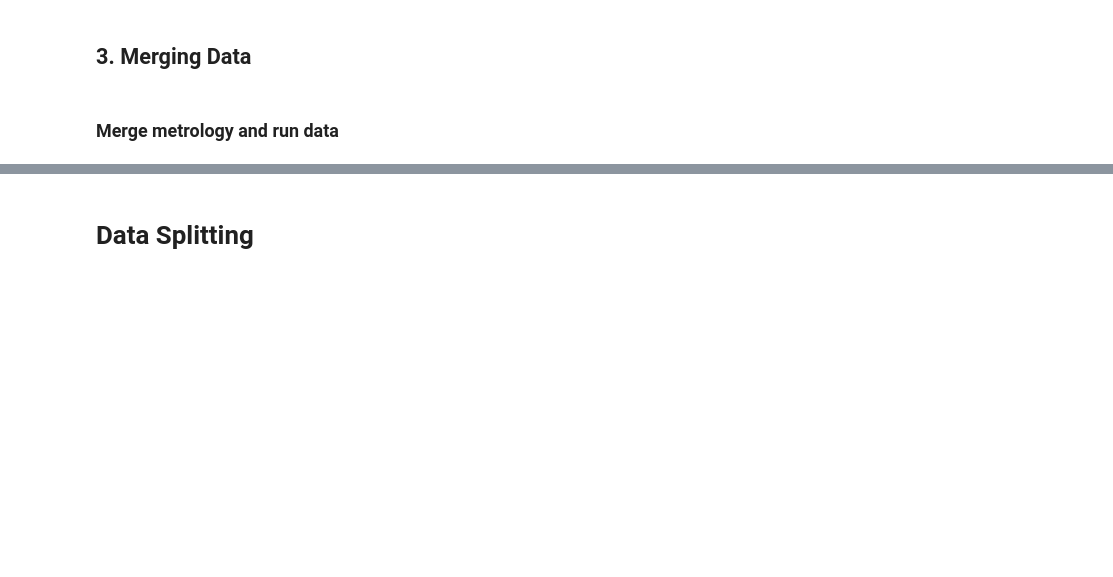
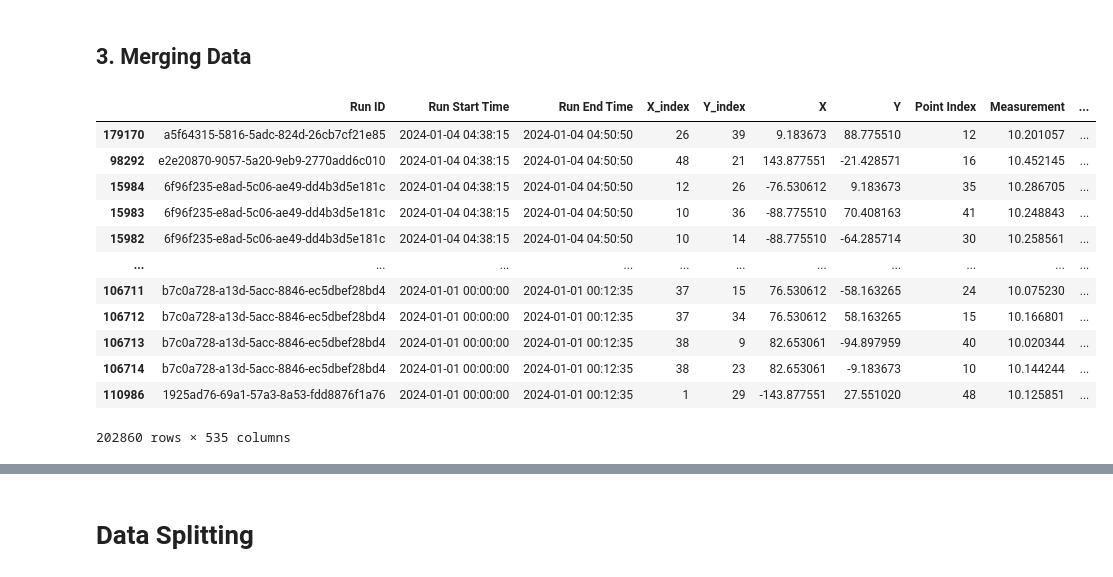
Before and after one commit to alvinnnnnnnnnn/Micron-AI-Challenge, a Jupyter notebook: final.ipynb, the cells around one changed output, grey strips where cells are left out. Saved outputs shown, nothing was run; the diff lists cells and outputs as text; code cells hidden in the pictures; blank space fills up the shorter version.

```diff
--- a/final.ipynb
+++ b/final.ipynb
@@ -17,6 +19,7 @@ from sklearn.metrics import mean_squared_error
 # %%
 train_folder = 'train'
 test_folder = 'test'
+dataset_folder = 'dataset'
 # %% [markdown]
 # Loading Data
 # %%
@@ -66,10 +112,16 @@ run_df
 # %%
-metrology_files = [f for f in os.listdir(train_folder) if 'metrology_data' in f]
+path_to_metrology = os.path.join(dataset_folder, 'metrology_data.parquet')
+if not os.path.exists(path_to_metrology):
+    print("File does not exist, creating a new one.")
+    metrology_files = [f for f in os.listdir(train_folder) if 'metrology_data' in f]
 
-# Read and concatenate all parquet files
-metrology_dataframes = [pd.read_parquet(os.path.join(train_folder, file)) for file in metrology_files]
-metrology_df = pd.concat(metrology_dataframes, ignore_index=True)
+    # Read and concatenate all parquet files
+    metrology_dataframes = [pd.read_parquet(os.path.join(train_folder, file)) for file in metrology_files]
+    metrology_df = pd.concat(metrology_dataframes, ignore_index=True)
 
-metrology_df.to_parquet('dataset/metrology_df.parquet', index=False)
+    metrology_df.to_parquet('dataset/metrology_data.parquet', index=False)
+else:
+    print("File already exists, loading the existing one.")
+    metrology_df = pd.read_parquet(path_to_metrology)
 
 metrology_df
@@ -227,3 +397,0 @@ dataframe_run_pivot.sort_values(by=["Run End Time"])
-# %%
-dataframe_run_pivot = pd.read_parquet('processed/dataframe_run_pivot.parquet')
-dataframe_run_pivot.sort_values(by=["Tool ID", "Run End Time"])
@@ -244,32 +398,58 @@ dataframe_run_pivot.sort_values(by=["Tool ID", "Run End Time"])
 # %% [markdown]
 ## 3. Merging Data
-# %% [markdown]
-### Merge metrology and run data
 # %%
-merge_1 = pd.DataFrame()
+final_df = pd.DataFrame()
 unique_run_ids = metrology_df["Run ID"].unique().tolist()
 
 for run_id in unique_run_ids:
     temp_metrology_df = metrology_df[metrology_df["Run ID"] == run_id].reset_index(drop=True)
     temp_run_df = dataframe_run_pivot[dataframe_run_pivot["Run ID"] == run_id].reset_index(drop=True)
+    temp_incoming_df = dataframe_incoming_pivot[dataframe_incoming_pivot["Run ID"] == run_id].reset_index(drop=True)
+
+    temp_incoming_df = temp_incoming_df.drop(columns=["Run Start Time", "Run End Time"])
 
     if temp_run_df.empty:
         print(f"Run ID {run_id} not found in run data.")
+        continue
+
+    if temp_incoming_df.empty:
+        print(f"Run ID {run_id} not found in incoming data.")
         continue
 
     for _, metrology_row in temp_metrology_df.iterrows():
         # Convert row Series to single-row DataFrame
         metrology_row_df = pd.DataFrame([metrology_row])
 
         # Merge with corresponding run data
-        merged_df = pd.merge(
+        merge_1 = pd.merge(
             metrology_row_df,
             temp_run_df,
             how="left",
             on=["Run ID", "Run Start Time", "Run End Time"]
         )
 
+        merge_2 = pd.merge(
+            merge_1,
+            temp_incoming_df,
+            how="left",
+            on=["Process Step", "Tool ID", "Run ID"]
+        )
+
         # Append to the result DataFrame
-        merge_1 = pd.concat([merge_1, merged_df], ignore_index=True)
+        final_df = pd.concat([final_df, merge_2], ignore_index=True)
 
-merge_1
+final_df.to_parquet('processed/final_df.parquet', index=False)
+# %% [output]
+|  | Run ID | Run Start Time | Run End Time | X_index | Y_index | X | Y | Point Index | Measurement | ... |
+| 179170 | a5f64315-5816-5adc-824d-26cb7cf21e85 | 2024-01-04 04:38:15 | 2024-01-04 04:50:50 | 26 | 39 | 9.183673 | 88.775510 | 12 | 10.201057 | ... |
+| 98292 | e2e20870-9057-5a20-9eb9-2770add6c010 | 2024-01-04 04:38:15 | 2024-01-04 04:50:50 | 48 | 21 | 143.877551 | -21.428571 | 16 | 10.452145 | ... |
+| 15984 | 6f96f235-e8ad-5c06-ae49-dd4b3d5e181c | 2024-01-04 04:38:15 | 2024-01-04 04:50:50 | 12 | 26 | -76.530612 | 9.183673 | 35 | 10.286705 | ... |
+| 15983 | 6f96f235-e8ad-5c06-ae49-dd4b3d5e181c | 2024-01-04 04:38:15 | 2024-01-04 04:50:50 | 10 | 36 | -88.775510 | 70.408163 | 41 | 10.248843 | ... |
+| 15982 | 6f96f235-e8ad-5c06-ae49-dd4b3d5e181c | 2024-01-04 04:38:15 | 2024-01-04 04:50:50 | 10 | 14 | -88.775510 | -64.285714 | 30 | 10.258561 | ... |
+| ... | ... | ... | ... | ... | ... | ... | ... | ... | ... | ... |
+| 106711 | b7c0a728-a13d-5acc-8846-ec5dbef28bd4 | 2024-01-01 00:00:00 | 2024-01-01 00:12:35 | 37 | 15 | 76.530612 | -58.163265 | 24 | 10.075230 | ... |
+| 106712 | b7c0a728-a13d-5acc-8846-ec5dbef28bd4 | 2024-01-01 00:00:00 | 2024-01-01 00:12:35 | 37 | 34 | 76.530612 | 58.163265 | 15 | 10.166801 | ... |
+| 106713 | b7c0a728-a13d-5acc-8846-ec5dbef28bd4 | 2024-01-01 00:00:00 | 2024-01-01 00:12:35 | 38 | 9 | 82.653061 | -94.897959 | 40 | 10.020344 | ... |
+| 106714 | b7c0a728-a13d-5acc-8846-ec5dbef28bd4 | 2024-01-01 00:00:00 | 2024-01-01 00:12:35 | 38 | 23 | 82.653061 | -9.183673 | 10 | 10.144244 | ... |
+| 110986 | 1925ad76-69a1-57a3-8a53-fdd8876f1a76 | 2024-01-01 00:00:00 | 2024-01-01 00:12:35 | 1 | 29 | -143.877551 | 27.551020 | 48 | 10.125851 | ... |
+202860 rows × 535 columns
```
Also changed, not shown: parts of 17 cells of this notebook.
